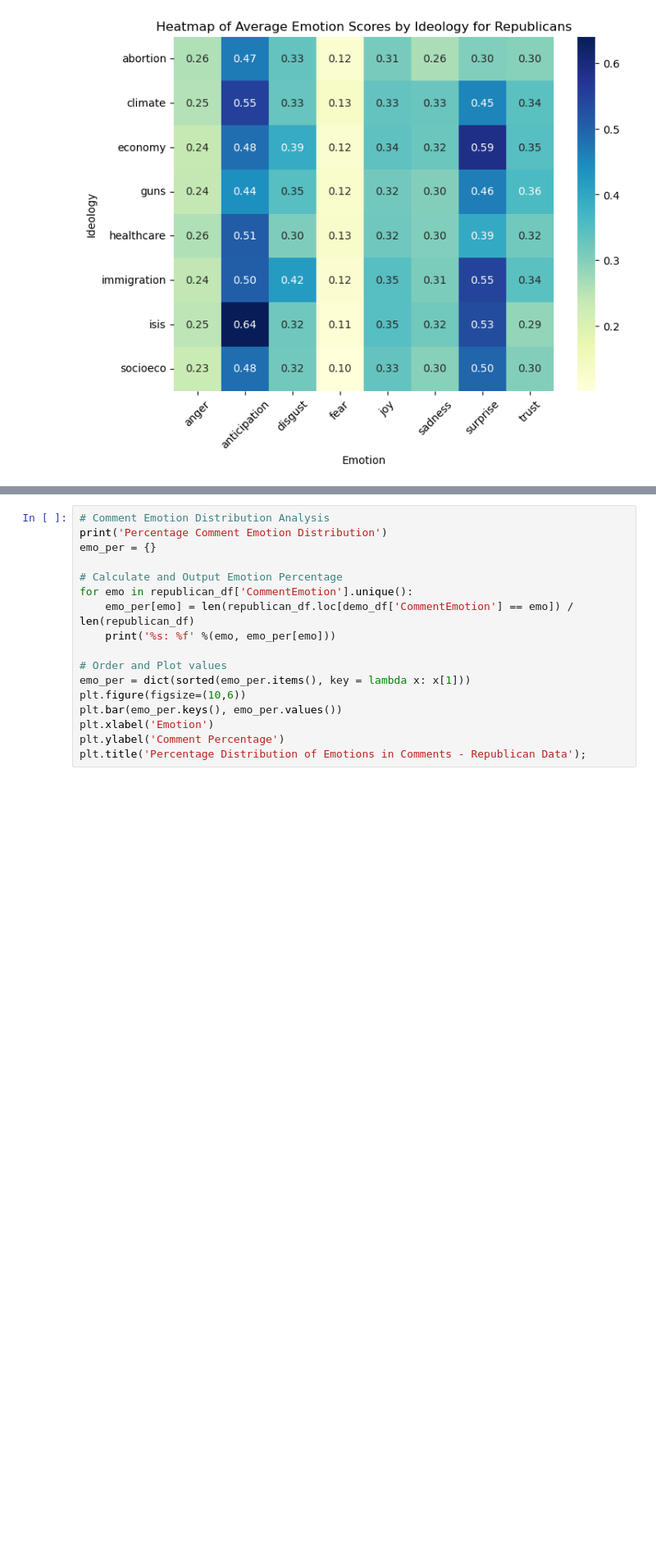
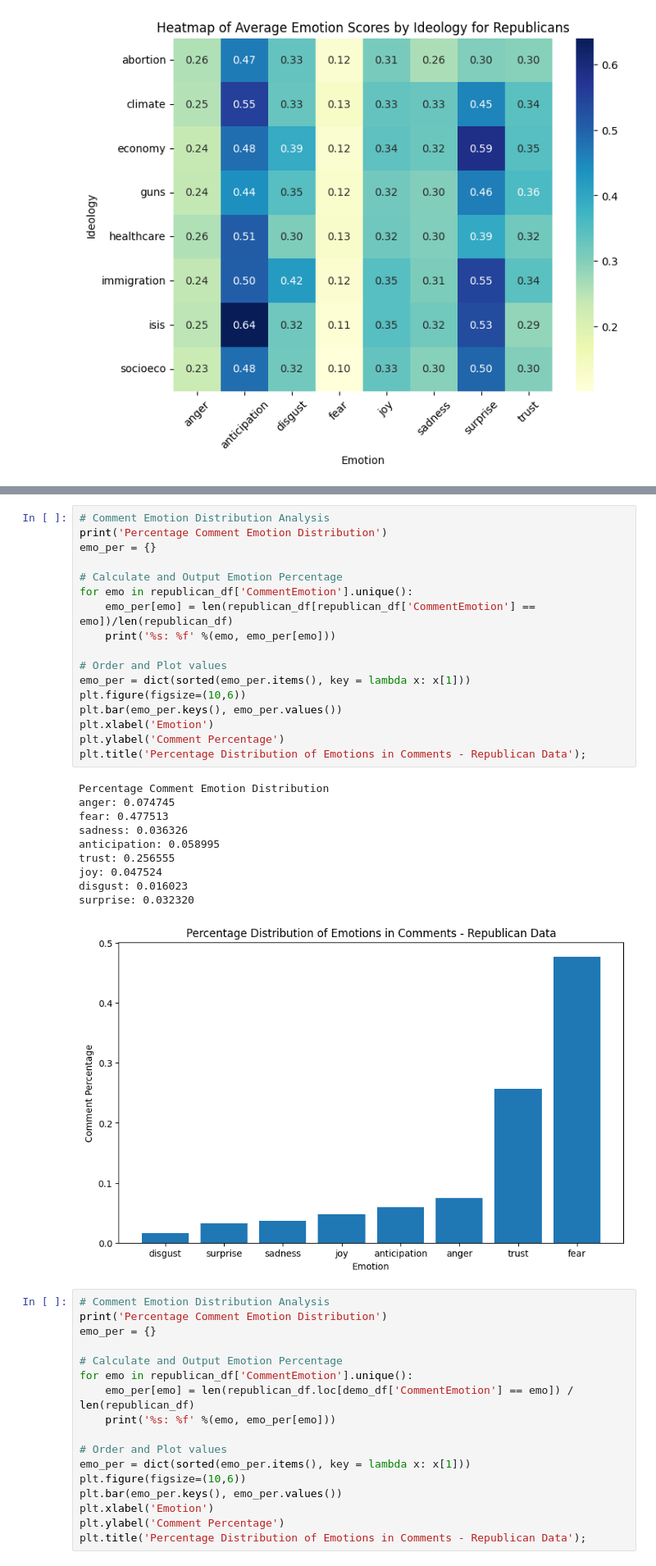
Before and after one commit to hlee107/EmoConsistency-PoliticalPolarization, a Jupyter notebook: ProjectPhase2Visualizations.ipynb, the cells around one changed output, grey strips where cells are left out. Shown at 82% size. Saved outputs shown, nothing was run; the diff lists cells and outputs as text; blank space fills up the shorter version.

Commit message:
Fixed Republican

```diff
--- a/ProjectPhase2Visualizations.ipynb
+++ b/ProjectPhase2Visualizations.ipynb
@@ -451,3 +459,31 @@ plt.show()
+# %%
+# Comment Emotion Distribution Analysis
+print('Percentage Comment Emotion Distribution')
+emo_per = {}
+
+# Calculate and Output Emotion Percentage
+for emo in republican_df['CommentEmotion'].unique():
+    emo_per[emo] = len(republican_df[republican_df['CommentEmotion'] == emo])/len(republican_df)
+    print('%s: %f' %(emo, emo_per[emo]))
+
+# Order and Plot values
+emo_per = dict(sorted(emo_per.items(), key = lambda x: x[1]))
+plt.figure(figsize=(10,6))
+plt.bar(emo_per.keys(), emo_per.values())
+plt.xlabel('Emotion')
+plt.ylabel('Comment Percentage')
+plt.title('Percentage Distribution of Emotions in Comments - Republican Data');
+# %% [output]
+Percentage Comment Emotion Distribution
+anger: 0.074745
+fear: 0.477513
+sadness: 0.036326
+anticipation: 0.058995
+trust: 0.256555
+joy: 0.047524
+disgust: 0.016023
+surprise: 0.032320
+[figure, added]
 # %%
 # Comment Emotion Distribution Analysis
 print('Percentage Comment Emotion Distribution')
```
Also changed, not shown: parts of 6 cells of this notebook.
